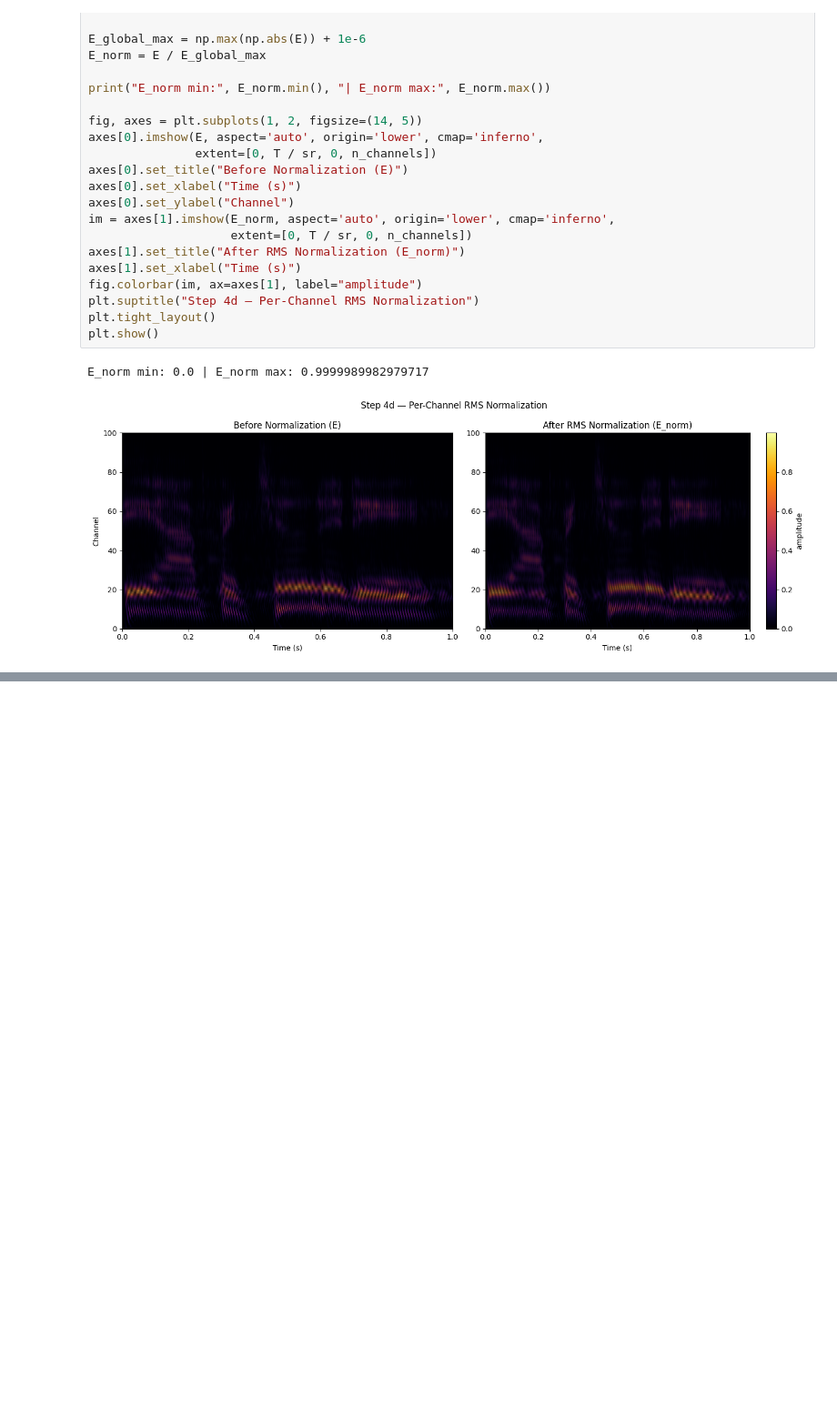
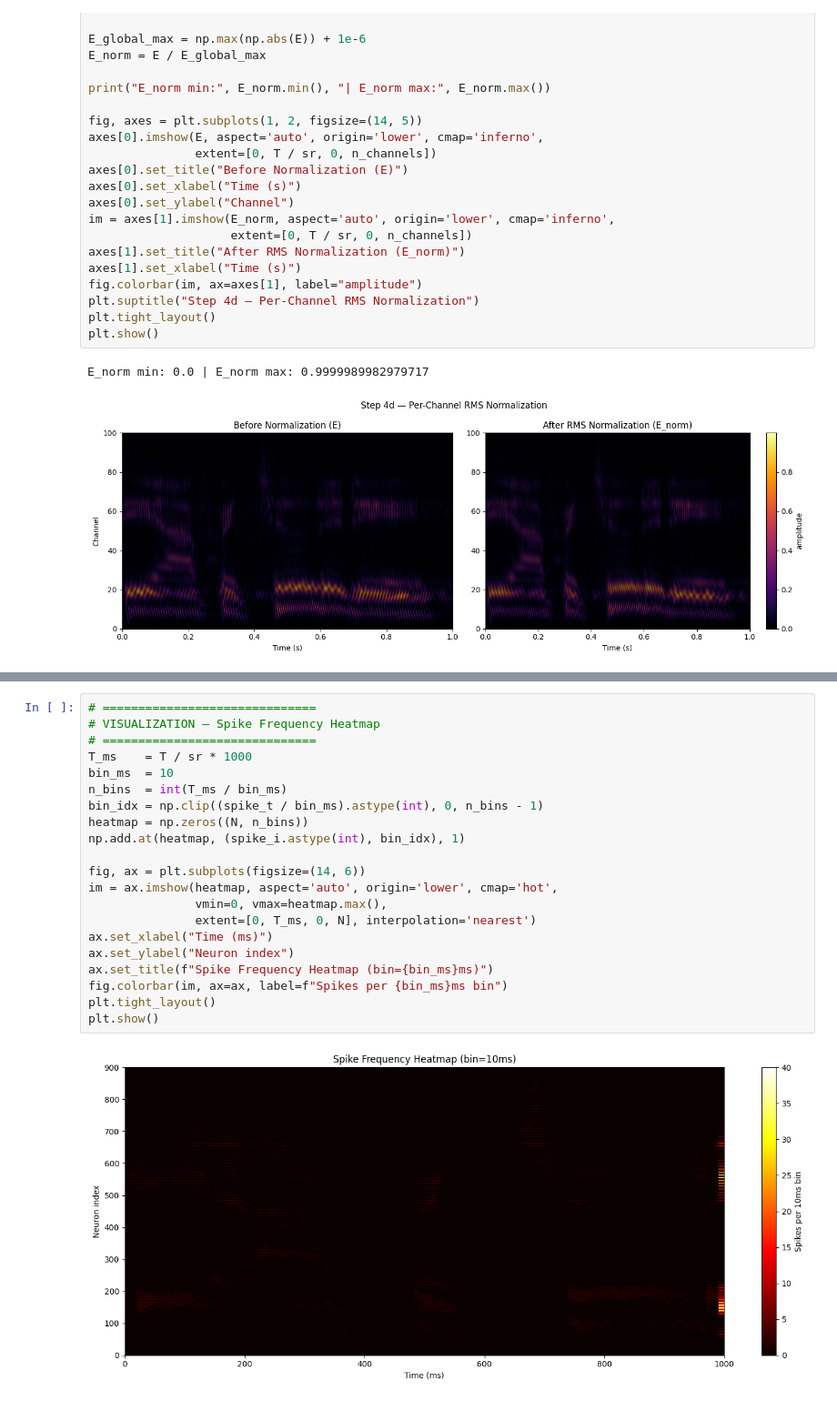
Before and after one commit to qphulong/snn_playground, a Jupyter notebook: main.ipynb, the cells around one changed output, grey strips where cells are left out. Shown at 91% size. Drawn from its saved outputs; the diff is of its cells as text; blank space fills up the shorter version.

```diff
--- a/main.ipynb
+++ b/main.ipynb
@@ -396,0 +349,23 @@ Total spikes: 7048
+# %%
+# ==============================
+# VISUALIZATION — Spike Frequency Heatmap
+# ==============================
+T_ms    = T / sr * 1000
+bin_ms  = 10
+n_bins  = int(T_ms / bin_ms)
+bin_idx = np.clip((spike_t / bin_ms).astype(int), 0, n_bins - 1)
+heatmap = np.zeros((N, n_bins))
+np.add.at(heatmap, (spike_i.astype(int), bin_idx), 1)
+
+fig, ax = plt.subplots(figsize=(14, 6))
+im = ax.imshow(heatmap, aspect='auto', origin='lower', cmap='hot',
+               vmin=0, vmax=heatmap.max(),
+               extent=[0, T_ms, 0, N], interpolation='nearest')
+ax.set_xlabel("Time (ms)")
+ax.set_ylabel("Neuron index")
+ax.set_title(f"Spike Frequency Heatmap (bin={bin_ms}ms)")
+fig.colorbar(im, ax=ax, label=f"Spikes per {bin_ms}ms bin")
+plt.tight_layout()
+plt.show()
+# %% [output]
+[figure, added]
```
Also changed, not shown: parts of 5 cells of this notebook.
